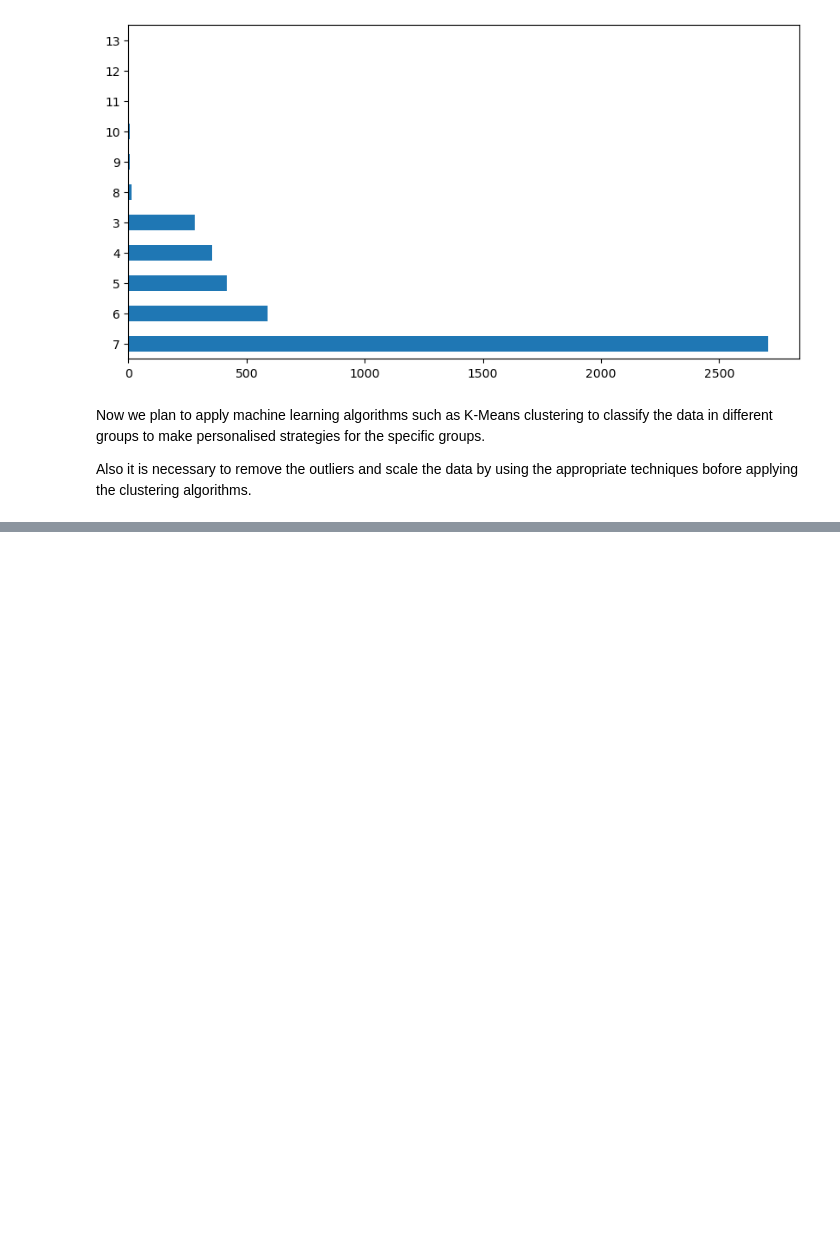
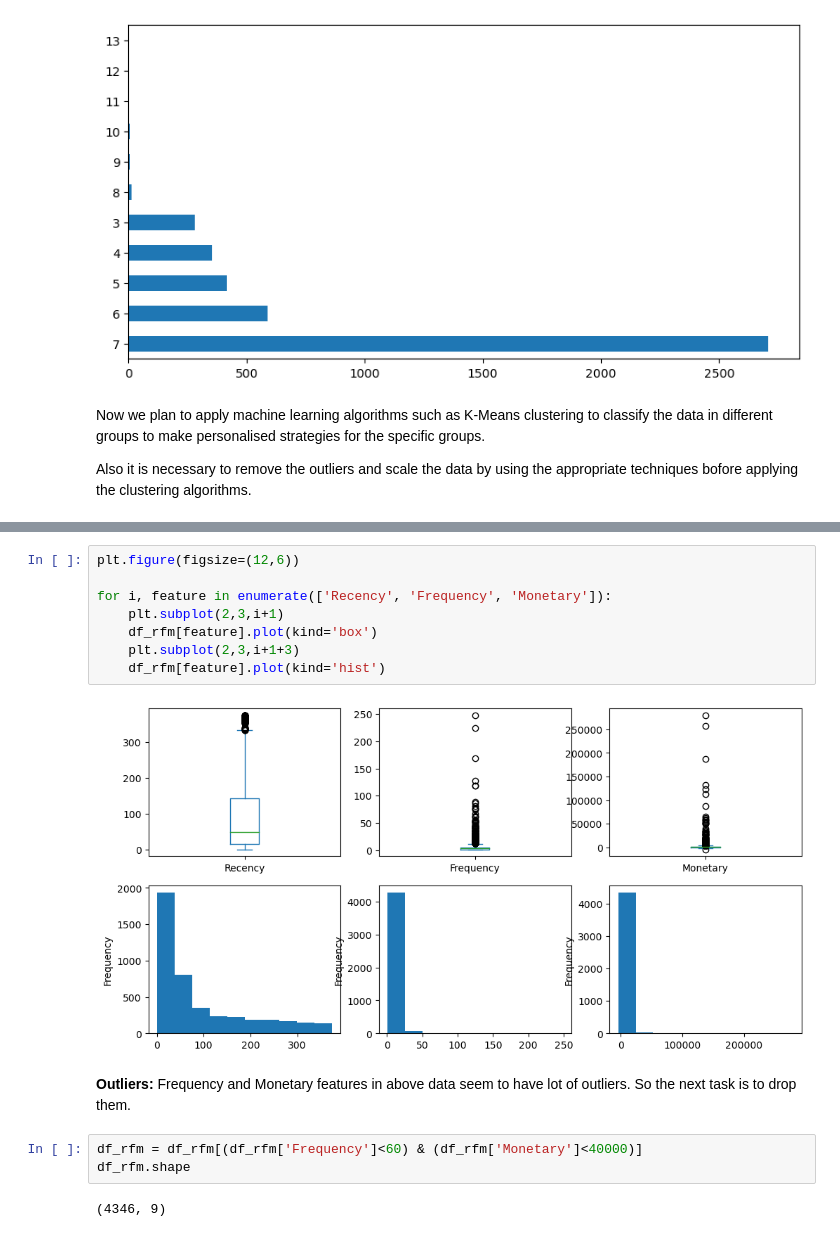
Before and after one commit to Albert-Sharma/Seminar_Project-2023-, a Jupyter notebook: Project Capston.ipynb, the cells around one changed output, grey strips where cells are left out. Cells and saved outputs as stored; diff of their text form; blank space fills up the shorter version.

```diff
--- a/Project Capston.ipynb
+++ b/Project Capston.ipynb
@@ -454,0 +472,18 @@ Also it is necessary to remove the outliers and scale the data by using the appr
+# %%
+plt.figure(figsize=(12,6))
+
+for i, feature in enumerate(['Recency', 'Frequency', 'Monetary']):
+    plt.subplot(2,3,i+1)
+    df_rfm[feature].plot(kind='box')
+    plt.subplot(2,3,i+1+3)
+    df_rfm[feature].plot(kind='hist')
+# %% [output]
+[figure, added]
+# %% [markdown]
+**Outliers:** Frequency and Monetary features in above data seem to have lot of outliers.
+So the next task is to drop them.
+# %%
+df_rfm = df_rfm[(df_rfm['Frequency']<60) & (df_rfm['Monetary']<40000)]
+df_rfm.shape
+# %% [output]
+(4346, 9)
```
Also changed, not shown: parts of 20 cells of this notebook.
